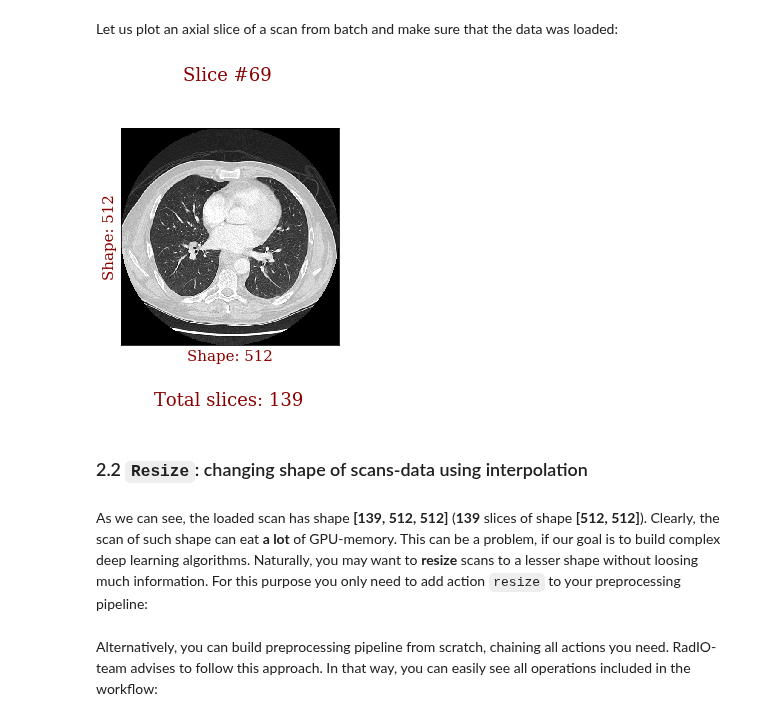
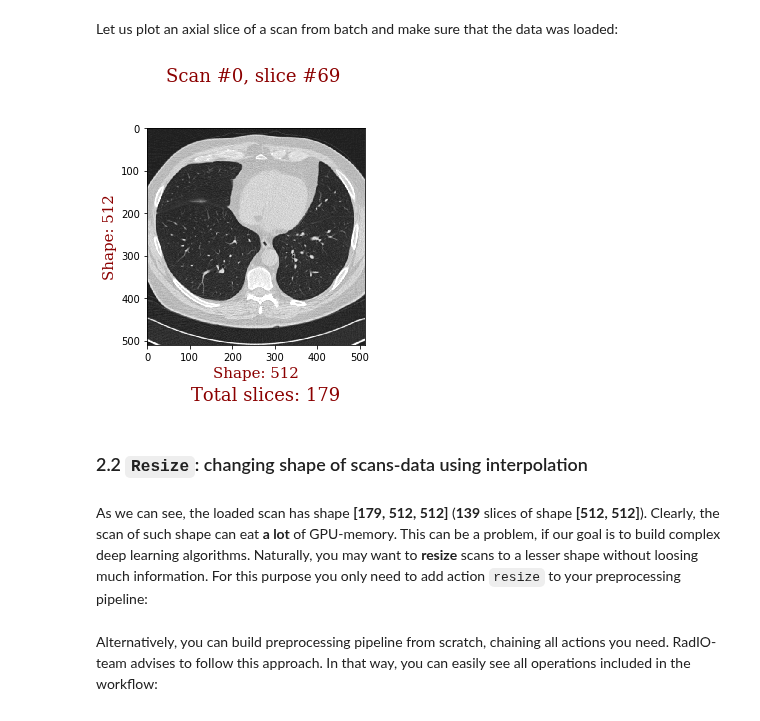
Before and after one commit to analysiscenter/radio, a Jupyter notebook: tutorials/RadIO.I.ipynb, the cells around one changed output. Saved outputs shown, nothing was run; the diff lists cells and outputs as text; code cells hidden in the pictures.

```diff
--- a/tutorials/RadIO.I.ipynb
+++ b/tutorials/RadIO.I.ipynb
@@ -16,7 +14,7 @@ sys.path.append('../')
 # %%
-LUNA_MASK = '/notebooks/data/MRT/luna/s*/*.mhd'      # set mask for scans from Luna-dataset here
+LUNA_MASK = '/data/MRT/luna/s*/*.mhd'      # set mask for scans from Luna-dataset here
 from radio.dataset import FilesIndex
-luna_index = FilesIndex(path=LUNA_MASK, no_ext=True) # ,no_ext=True) # preparing indexing structure
+luna_index = FilesIndex(path=LUNA_MASK, no_ext=True) # preparing indexing structure
 # %% [markdown]
 RadIO works with scans using *batch-classes* **`CTImagesBatch`** and **`CTImagesMaskedBatch`**, which describe the logic of processing batches of CT-scans (`load` of data from disk, `resize` of scans to different shape). When we combine data processing logic and the index, we obtain the `dataset`:
 # %%
@@ -52,14 +50,14 @@ With the line above, you generated an empty batch, containing 3 scans-indices, a
 # %% [markdown]
 Let us plot an axial slice of a scan from batch and make sure that the data was loaded:
 # %%
-from utils import show_slice
-show_slice(batch, scan_index=0, n_slice=69)
+from utils import show_slices
+show_slices(batch, scan_indices=0, ns_slice=69, grid=False)
 # %% [output]
-[figure, old version]
+[figure, new version]
 # %% [markdown]
 ### 2.2 `Resize`: changing shape of scans-data using interpolation
 # %% [markdown]
-As we can see, the loaded scan has shape **[139, 512, 512]** (**139** slices of shape **[512, 512]**). Clearly, the scan of such shape can eat **a lot** of GPU-memory. This can be a problem, if our goal is to build complex deep learning algorithms. Naturally, you may want to **resize** scans to a lesser shape without loosing much information. For this purpose you only need to add action `resize` to your preprocessing pipeline:
+As we can see, the loaded scan has shape **[179, 512, 512]** (**139** slices of shape **[512, 512]**). Clearly, the scan of such shape can eat **a lot** of GPU-memory. This can be a problem, if our goal is to build complex deep learning algorithms. Naturally, you may want to **resize** scans to a lesser shape without loosing much information. For this purpose you only need to add action `resize` to your preprocessing pipeline:
 # %%
 preprocessing = preprocessing.resize(shape=(92, 256, 256)) # remember, nothing is executed here
 # %% [markdown]
```
Also changed, not shown: parts of 9 cells of this notebook, 2 other files.
